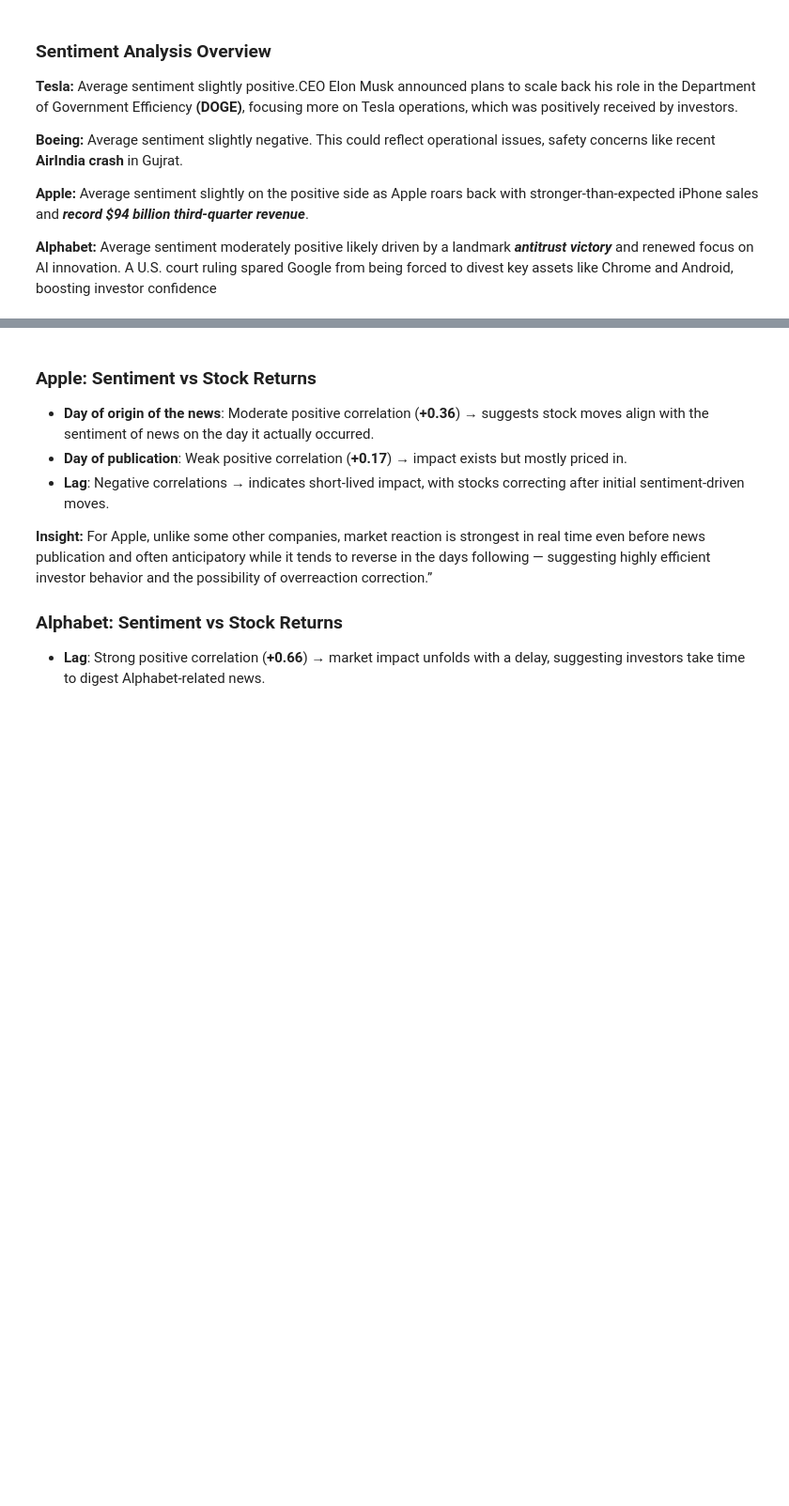
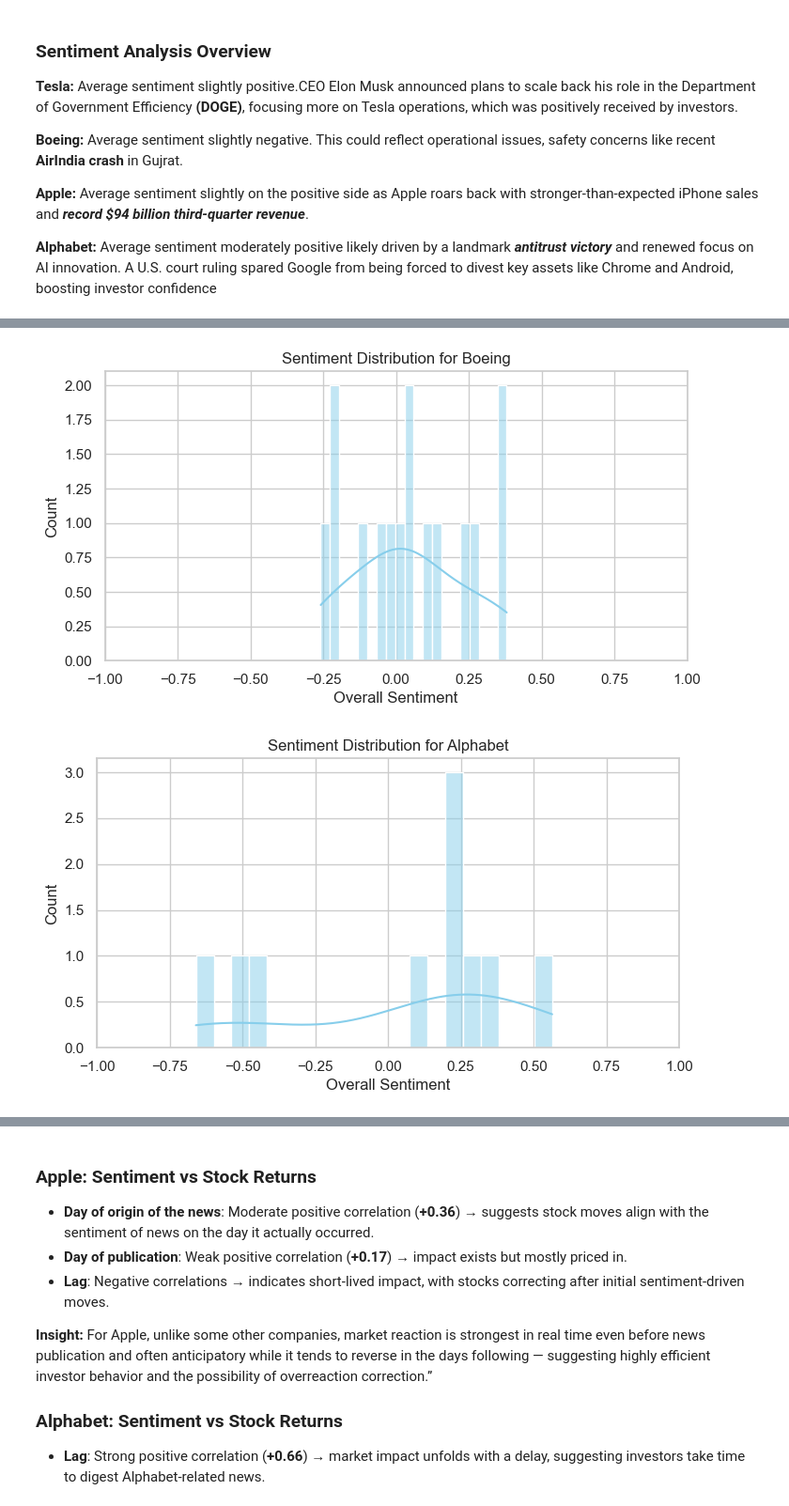
Before and after one commit to vasudevpatel01/Sentiment_analysis, a Jupyter notebook: notebook/sentiment_analysis.ipynb, the cells around one changed output, grey strips where cells are left out. Shown at 94% size. Saved outputs shown, nothing was run; the diff lists cells and outputs as text; code cells hidden in the pictures; blank space fills up the shorter version.

```diff
--- a/notebook/sentiment_analysis.ipynb
+++ b/notebook/sentiment_analysis.ipynb
@@ -334,0 +308,17 @@ plt.show()
+# %%
+# Set seaborn style
+sns.set(style="whitegrid")
+
+# Loop through each company
+for company, df in company_dfs.items():
+    if not df.empty and 'overall_sentiment' in df.columns:
+        plt.figure(figsize=(8, 4))
+        sns.histplot(df['overall_sentiment'], bins=20, kde=True, color='skyblue')
+        plt.title(f"Sentiment Distribution for {company}")
+        plt.xlabel("Overall Sentiment")
+        plt.ylabel("Count")
+        plt.xlim(-1, 1)  # Sentiment range usually between -1 and 1
+        plt.show()
+# %% [output]
+[figure, added]
+[figure, added]
```
Also changed, not shown: parts of 26 cells of this notebook, 1 other file.
